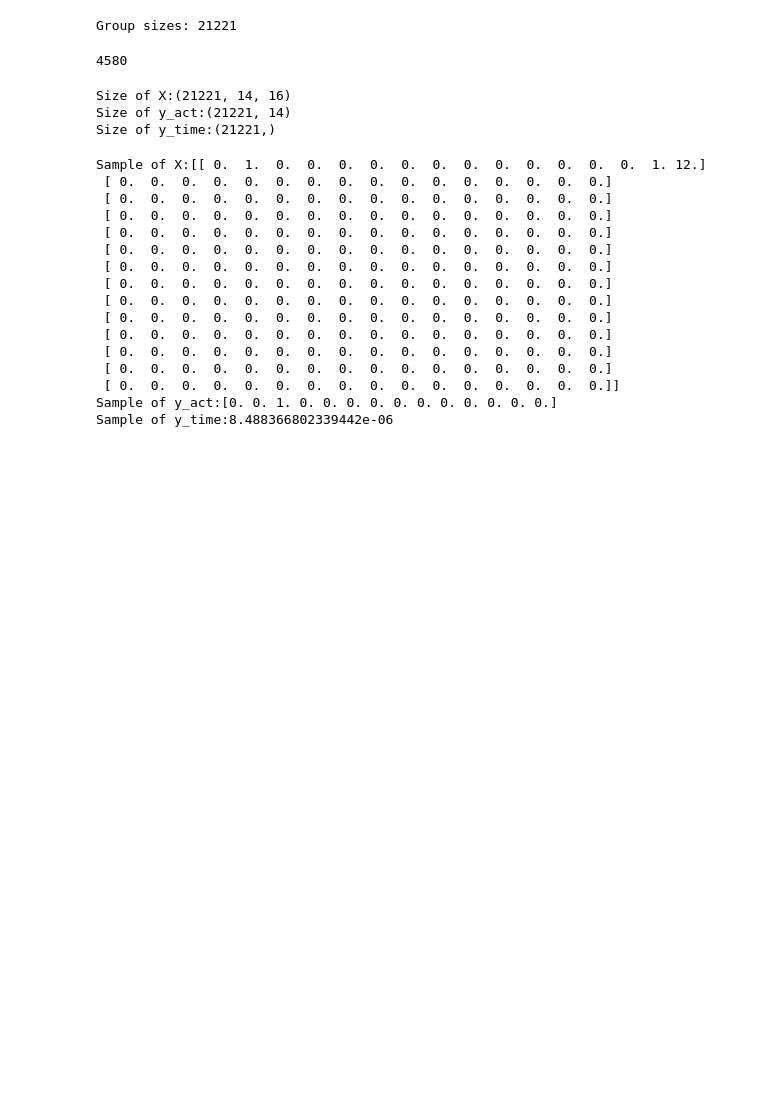
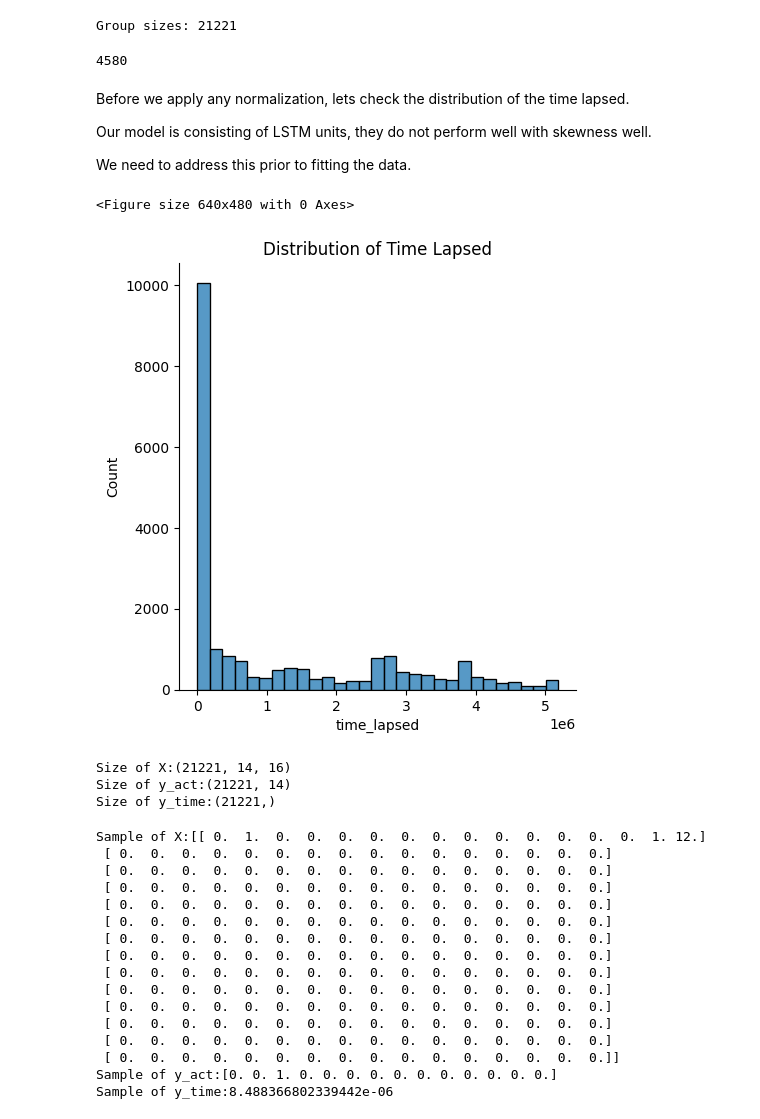
Before and after one commit to pullz6/Research_inspired_Self-Explaining-Neural-Networks-for-Business-Process-Monitoring, a Jupyter notebook: model.ipynb, the cells around one changed output. Drawn from its saved outputs; the diff is of its cells as text; code cells hidden in the pictures; blank space fills up the shorter version.

Commit message:
addressing the skewness.

```diff
--- a/model.ipynb
+++ b/model.ipynb
@@ -237,6 +238,20 @@ Group sizes: 21221
 len(group_sizes)
 # %% [output]
 4580
+# %% [markdown]
+Before we apply any normalization, lets check the distribution of the time lapsed.
+
+Our model is consisting of LSTM units, they do not perform well with skewness well.
+
+We need to address this prior to fitting the data.
+# %%
+plt.figure()
+sns.displot(df, x="time_lapsed")
+plt.title('Distribution of Time Lapsed')
+plt.show()
+# %% [output]
+<Figure size 640x480 with 0 Axes>
+[figure, added]
 # %%
 from sklearn.preprocessing import MinMaxScaler
 
```
Also changed, not shown: parts of 2 cells of this notebook.
